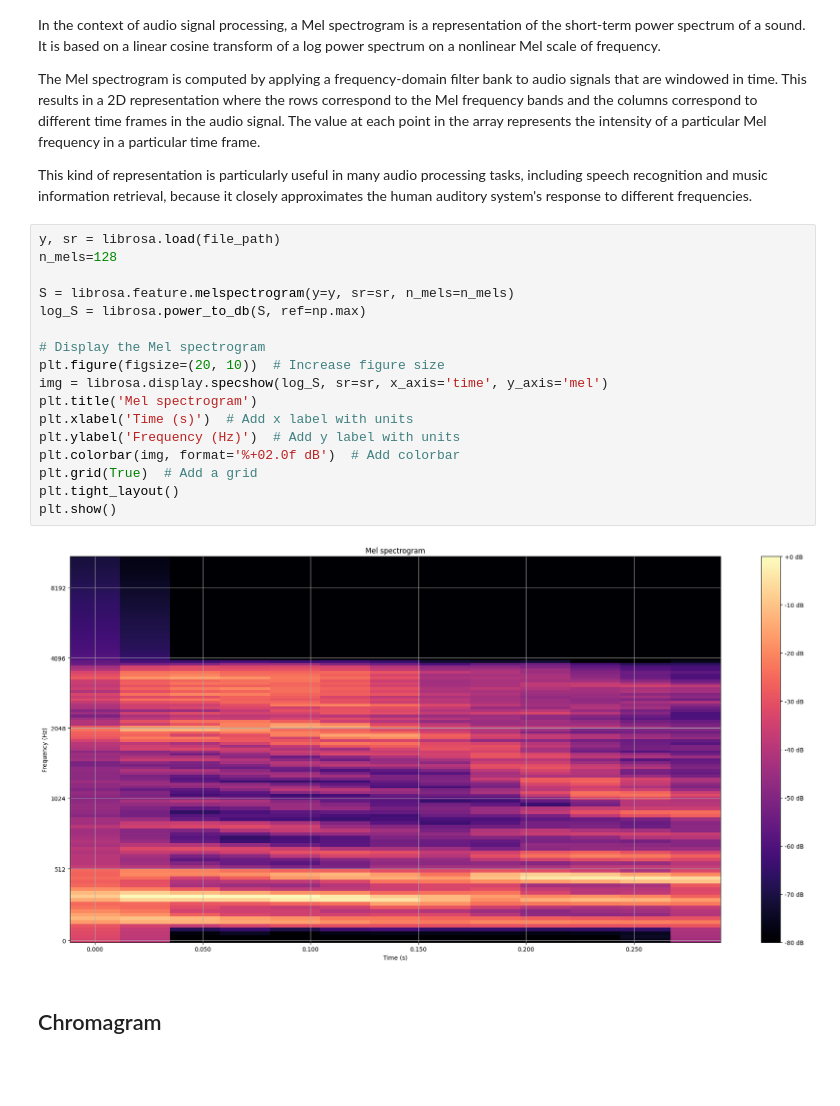
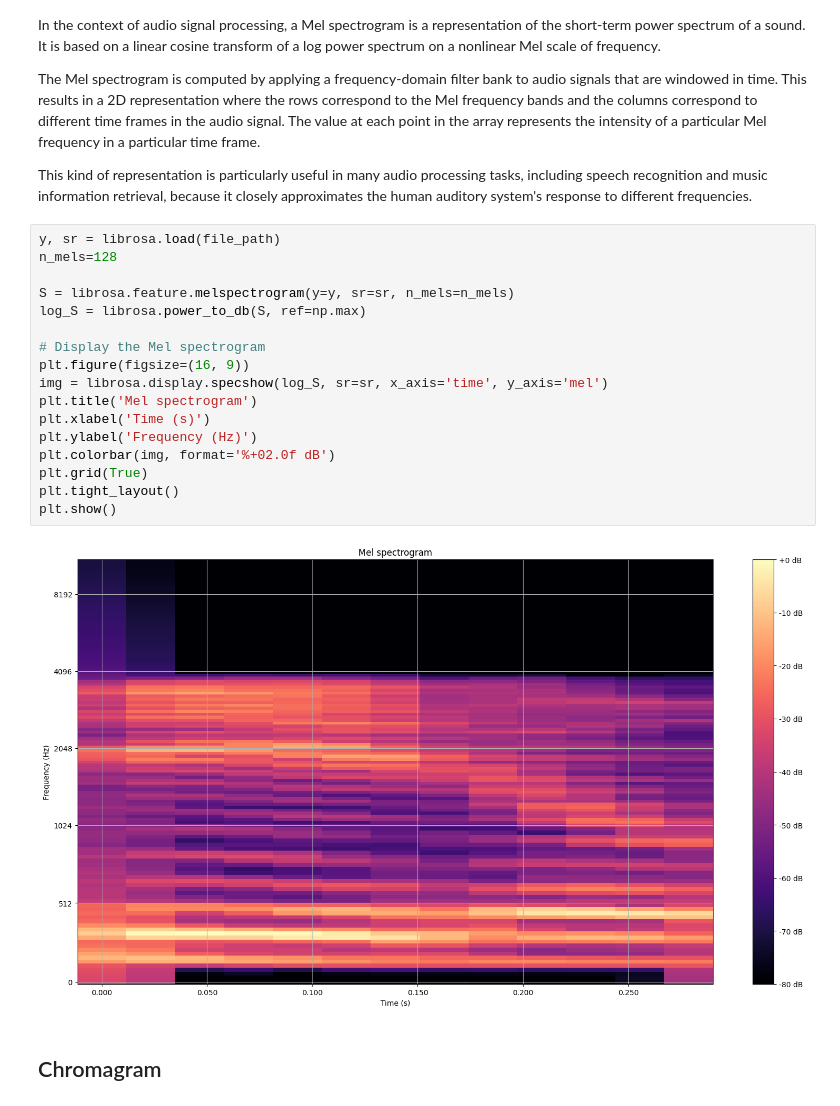
Before and after one commit to dilne/Ultimate-Audio-Dataset-DL-Processor, a Jupyter notebook: Ultimate Audio Dataset DL Processor.ipynb, the cells around one changed output. Cells and saved outputs as stored; diff of their text form; blank space fills up the shorter version.

```diff
--- a/Ultimate Audio Dataset DL Processor.ipynb
+++ b/Ultimate Audio Dataset DL Processor.ipynb
@@ -77,22 +76,22 @@ This kind of representation is particularly useful in many audio processing task
 # %%
 y, sr = librosa.load(file_path)
 n_mels=128
 
 S = librosa.feature.melspectrogram(y=y, sr=sr, n_mels=n_mels)
 log_S = librosa.power_to_db(S, ref=np.max)
 
 # Display the Mel spectrogram
-plt.figure(figsize=(20, 10))  # Increase figure size
+plt.figure(figsize=(16, 9))
 img = librosa.display.specshow(log_S, sr=sr, x_axis='time', y_axis='mel')
 plt.title('Mel spectrogram')
-plt.xlabel('Time (s)')  # Add x label with units
-plt.ylabel('Frequency (Hz)')  # Add y label with units
-plt.colorbar(img, format='%+02.0f dB')  # Add colorbar
-plt.grid(True)  # Add a grid
+plt.xlabel('Time (s)')
+plt.ylabel('Frequency (Hz)')
+plt.colorbar(img, format='%+02.0f dB')
+plt.grid(True)
 plt.tight_layout()
 plt.show()
 # %% [output]
-[figure, old version]
+[figure, new version]
 # %% [markdown]
 ## Chromagram
 # %% [markdown]
```
Also changed, not shown: parts of 8 cells of this notebook.
